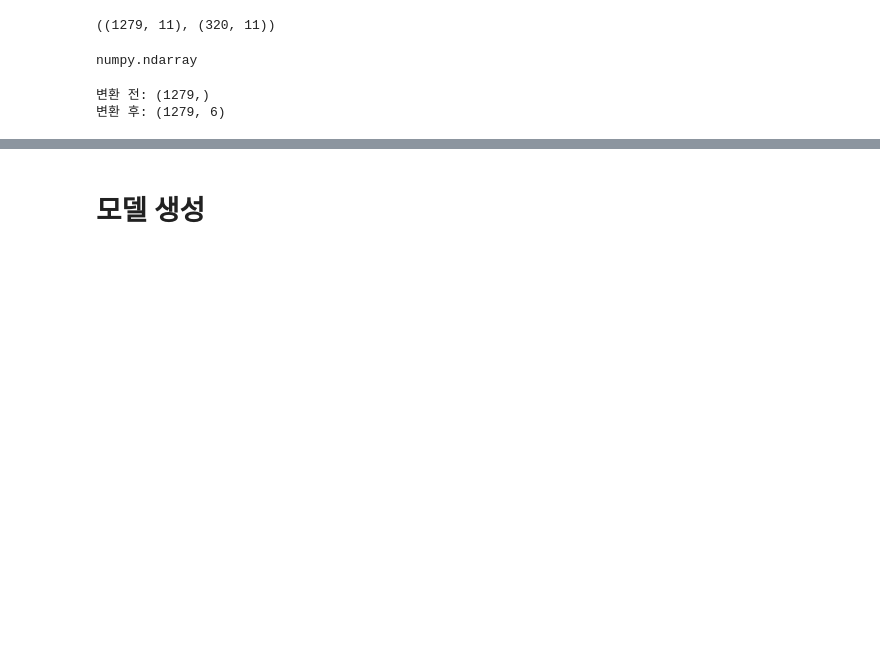
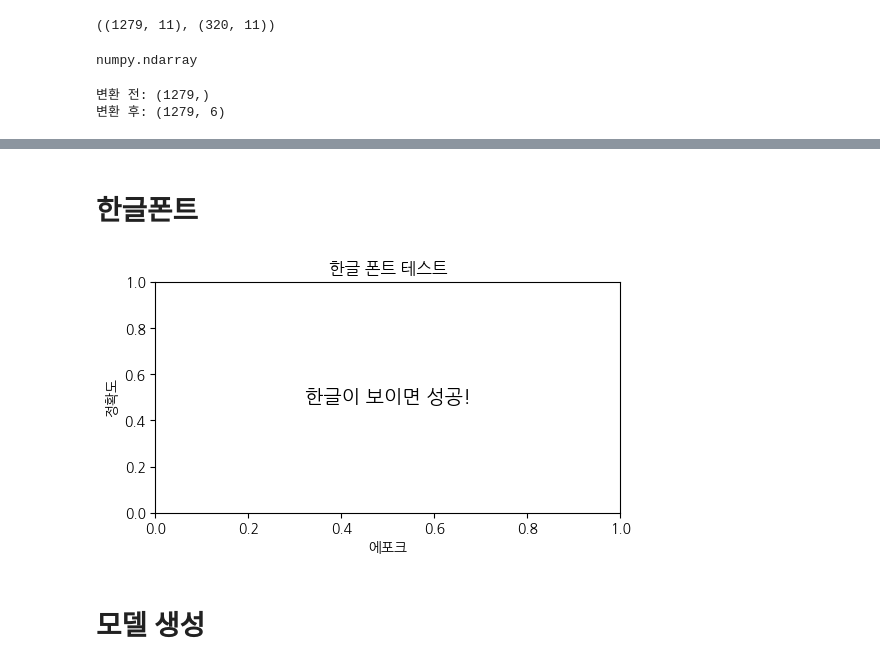
Before and after one commit to blackhole-24/ubuntu, a Jupyter notebook: 1_dnn.ipynb, the cells around one changed output, grey strips where cells are left out. Drawn from its saved outputs; the diff is of its cells as text; code cells hidden in the pictures; blank space fills up the shorter version.

```diff
--- a/1_dnn.ipynb
+++ b/1_dnn.ipynb
@@ -165,3 +171,23 @@ print("변환 후:", y_train_ohe.shape)   # (1199, 6)
+# %% [markdown]
+# 한글폰트
+# %%
+import matplotlib.pyplot as plt
+import matplotlib.font_manager as fm
+
+fm.fontManager.addfont('/usr/share/fonts/truetype/nanum/NanumGothic.ttf')
+plt.rcParams['font.family'] = 'NanumGothic'
+plt.rcParams['axes.unicode_minus'] = False
+# %%
+#한글 테스트
+plt.figure(figsize=(6, 3))
+plt.title('한글 폰트 테스트')
+plt.xlabel('에포크')
+plt.ylabel('정확도')
+plt.text(0.5, 0.5, '한글이 보이면 성공!',
+         ha='center', va='center', fontsize=14)
+plt.show()
+# %% [output]
+[figure, added]
 # %% [markdown]
 # 모델 생성
 # %%
```
Also changed, not shown: parts of 28 cells of this notebook.
